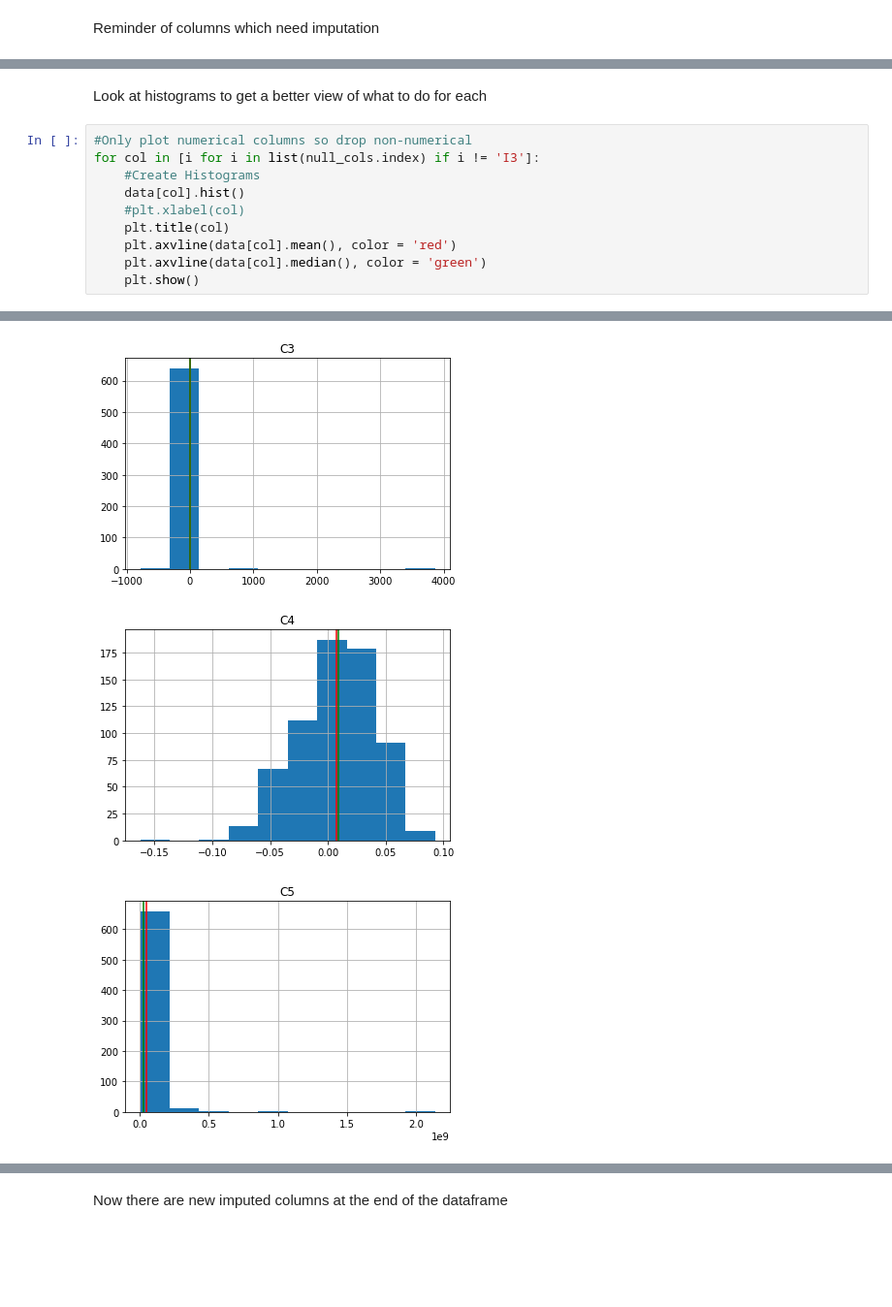
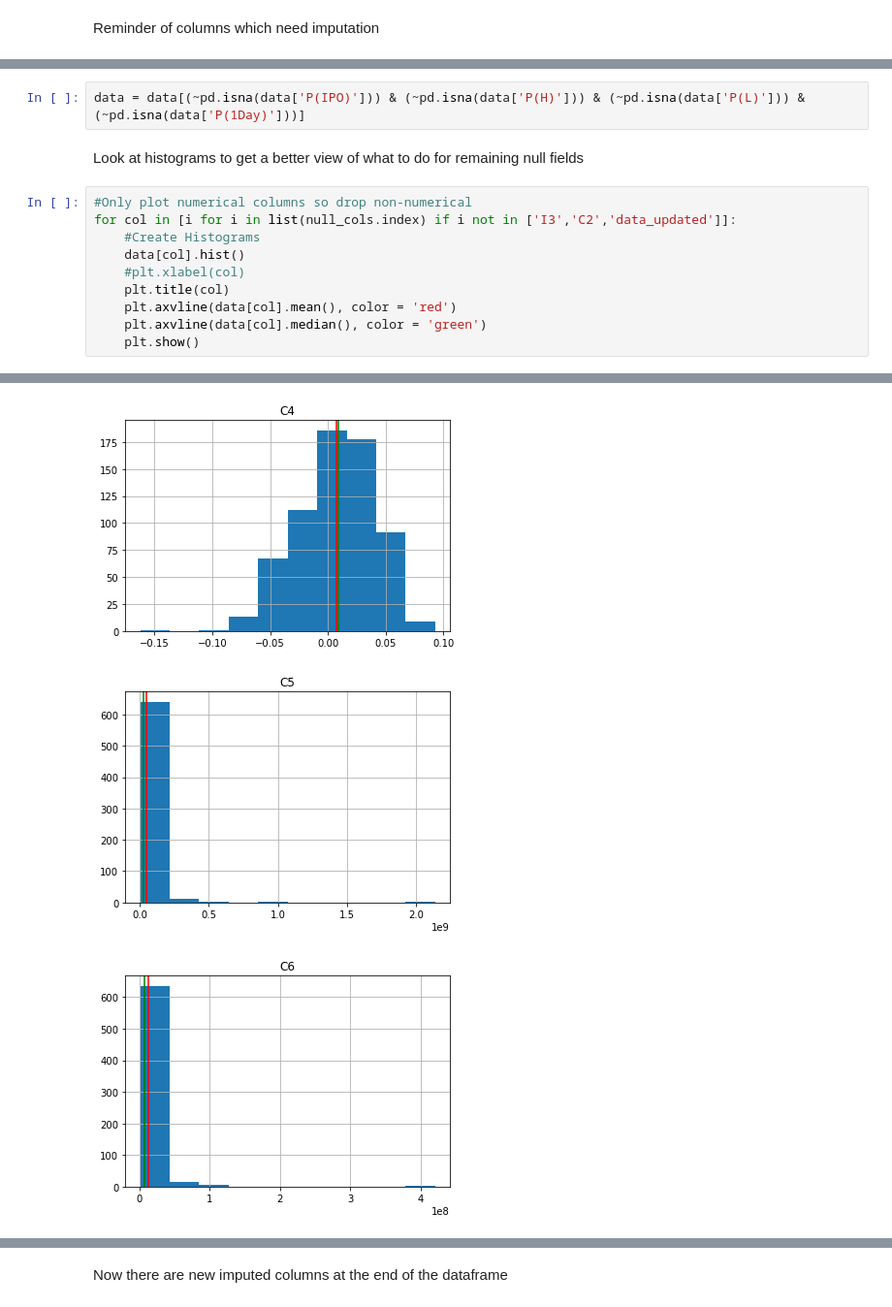
Before and after one commit to fairfield-university-ba545/project1-archana-s-team, a Jupyter notebook: data_prep-dylan.ipynb, the cells around one changed output, grey strips where cells are left out. Shown at 97% size. Saved outputs shown, nothing was run; the diff lists cells and outputs as text; blank space fills up the shorter version.

Commit message:
prepped data

```diff
--- a/data_prep-dylan.ipynb
+++ b/data_prep-dylan.ipynb
@@ -297,8 +300,10 @@ dtype: int64
+# %%
+data = data[(~pd.isna(data['P(IPO)'])) & (~pd.isna(data['P(H)'])) & (~pd.isna(data['P(L)'])) & (~pd.isna(data['P(1Day)']))]
 # %% [markdown]
-Look at histograms to get a better view of what to do for each
+Look at histograms to get a better view of what to do for remaining null fields
 # %%
 #Only plot numerical columns so drop non-numerical
-for col in [i for i in list(null_cols.index) if i != 'I3']:
+for col in [i for i in list(null_cols.index) if i not in ['I3','C2','data_updated']]:
     #Create Histograms
     data[col].hist()
     #plt.xlabel(col)
@@ -316,3 +321,3 @@ for col in [i for i in list(null_cols.index) if i != 'I3']:
-[figure, old version]
+[figure, new version]
-[figure, old version]
+[figure, new version]
-[figure, old version]
+[figure, new version]
```
Also changed, not shown: parts of 24 cells of this notebook, 2 other files.
